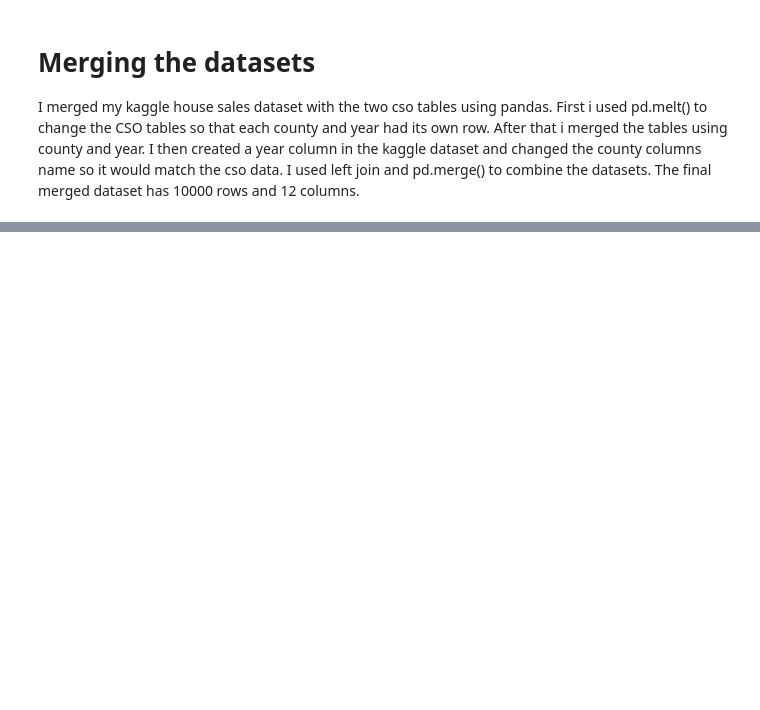
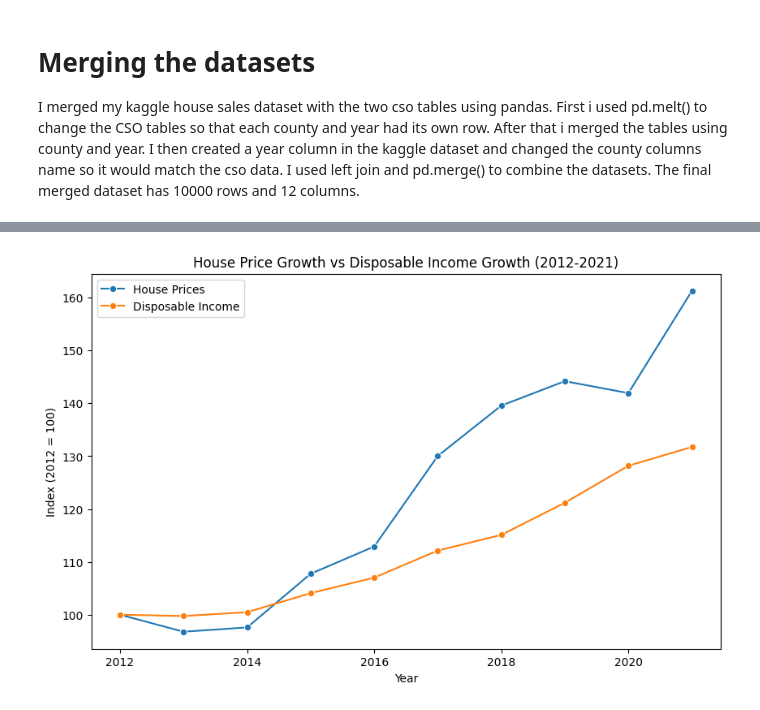
Before and after one commit to charlieswan7/Data-Acquisition-Project, a Jupyter notebook: Data_Acquisition_Project.ipynb, the cells around one changed output, grey strips where cells are left out. Cells and saved outputs as stored; diff of their text form; code cells hidden in the pictures; blank space fills up the shorter version.

```diff
--- a/Data_Acquisition_Project.ipynb
+++ b/Data_Acquisition_Project.ipynb
@@ -600,0 +852,3 @@ I merged my kaggle house sales dataset with the two cso tables using pandas. Fir
+# %%
+yearly_income = df_income.groupby("Year")["Disposable_Income"].mean().reset_index()
+yearly_income
@@ -600,0 +889,8 @@ I merged my kaggle house sales dataset with the two cso tables using pandas. Fir
+# %%
+yearly_prices["Price_Index"] = yearly_prices["price_eur"] / yearly_prices["price_eur"].iloc[0] * 100
+
+yearly_income["Income_Index"] = yearly_income["Disposable_Income"] / yearly_income["Disposable_Income"].iloc[0] * 100
+# %%
+df_growth = pd.merge(yearly_prices, yearly_income, on="Year")
+
+df_growth.head()
@@ -600,0 +904,14 @@ I merged my kaggle house sales dataset with the two cso tables using pandas. Fir
+# %%
+plt.figure(figsize=(10, 6))
+
+sns.lineplot(data=df_growth, x="Year", y="Price_Index", marker="o", label="House Prices")
+
+sns.lineplot(data=df_growth, x="Year", y="Income_Index", marker="o", label="Disposable Income")
+
+plt.title("House Price Growth vs Disposable Income Growth (2012-2021)")
+plt.xlabel("Year")
+plt.ylabel("Index (2012 = 100)")
+plt.legend()
+plt.show()
+# %% [output]
+[figure, added]
```
Also changed, not shown: parts of 38 cells of this notebook.
